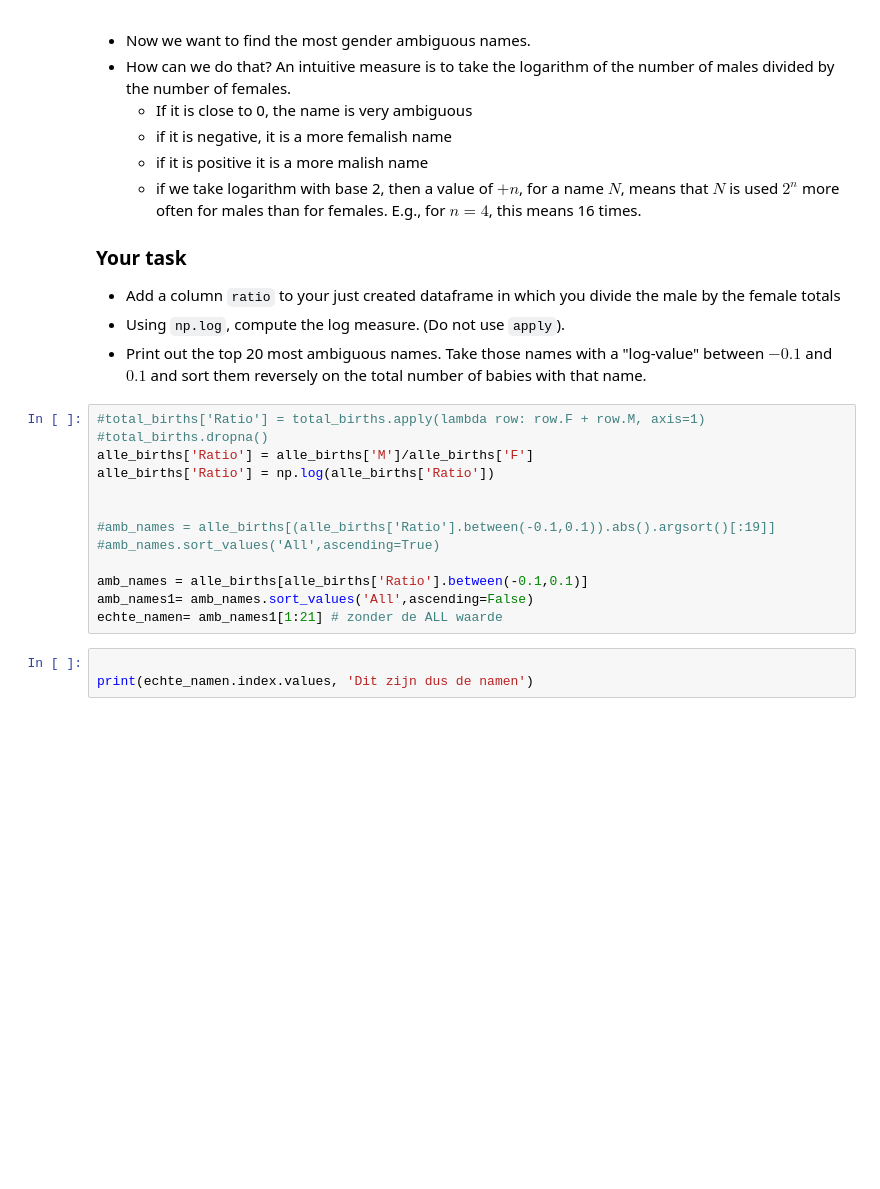
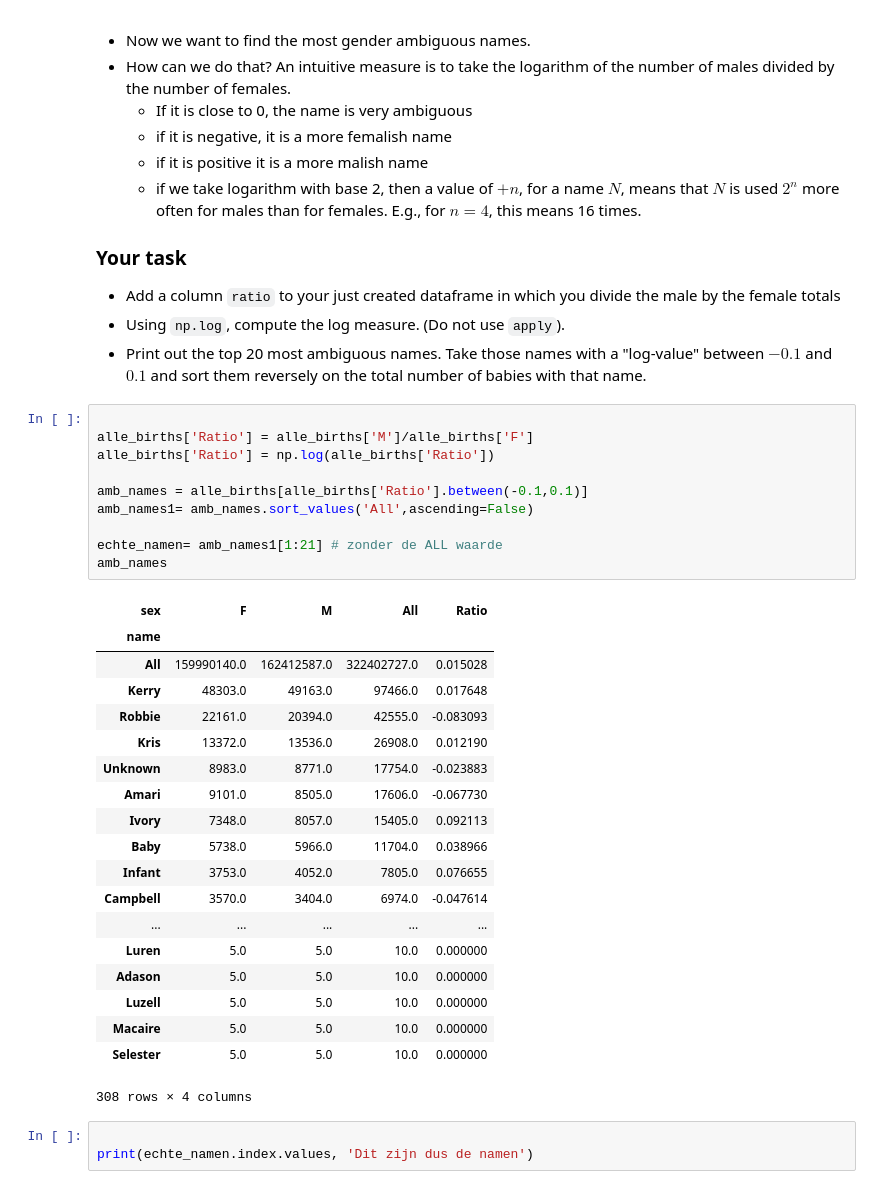
Before and after one commit to JoepStraatman/datascience, a Jupyter notebook: Assignment3-2018.ipynb, the cells around one changed output. Saved outputs shown, nothing was run; the diff lists cells and outputs as text; blank space fills up the shorter version.

```diff
--- a/Assignment3-2018.ipynb
+++ b/Assignment3-2018.ipynb
@@ -544,18 +542,35 @@ alle_births
 * Using `np.log`, compute the log measure. (Do not use `apply`).
 * Print out the top 20 most ambiguous names. Take those names with a "log-value" between $-0.1$ and $0.1$ and sort them reversely on the total number of babies with that name.
 # %%
-#total_births['Ratio'] = total_births.apply(lambda row: row.F + row.M, axis=1)
-#total_births.dropna()
+
 alle_births['Ratio'] = alle_births['M']/alle_births['F']
 alle_births['Ratio'] = np.log(alle_births['Ratio'])
 
-
-#amb_names = alle_births[(alle_births['Ratio'].between(-0.1,0.1)).abs().argsort()[:19]]
-#amb_names.sort_values('All',ascending=True)
-
 amb_names = alle_births[alle_births['Ratio'].between(-0.1,0.1)]
 amb_names1= amb_names.sort_values('All',ascending=False)
+
 echte_namen= amb_names1[1:21] # zonder de ALL waarde
+amb_names
+# %% [output]
+| sex | F | M | All | Ratio |
+| name |  |  |  |  |
+| All | 159990140.0 | 162412587.0 | 322402727.0 | 0.015028 |
+| Kerry | 48303.0 | 49163.0 | 97466.0 | 0.017648 |
+| Robbie | 22161.0 | 20394.0 | 42555.0 | -0.083093 |
+| Kris | 13372.0 | 13536.0 | 26908.0 | 0.012190 |
+| Unknown | 8983.0 | 8771.0 | 17754.0 | -0.023883 |
+| Amari | 9101.0 | 8505.0 | 17606.0 | -0.067730 |
+| Ivory | 7348.0 | 8057.0 | 15405.0 | 0.092113 |
+| Baby | 5738.0 | 5966.0 | 11704.0 | 0.038966 |
+| Infant | 3753.0 | 4052.0 | 7805.0 | 0.076655 |
+| Campbell | 3570.0 | 3404.0 | 6974.0 | -0.047614 |
+| ... | ... | ... | ... | ... |
+| Luren | 5.0 | 5.0 | 10.0 | 0.000000 |
+| Adason | 5.0 | 5.0 | 10.0 | 0.000000 |
+| Luzell | 5.0 | 5.0 | 10.0 | 0.000000 |
+| Macaire | 5.0 | 5.0 | 10.0 | 0.000000 |
+| Selester | 5.0 | 5.0 | 10.0 | 0.000000 |
+308 rows × 4 columns
 # %%
 
 print(echte_namen.index.values, 'Dit zijn dus de namen')
```
Also changed, not shown: parts of 8 cells of this notebook.
